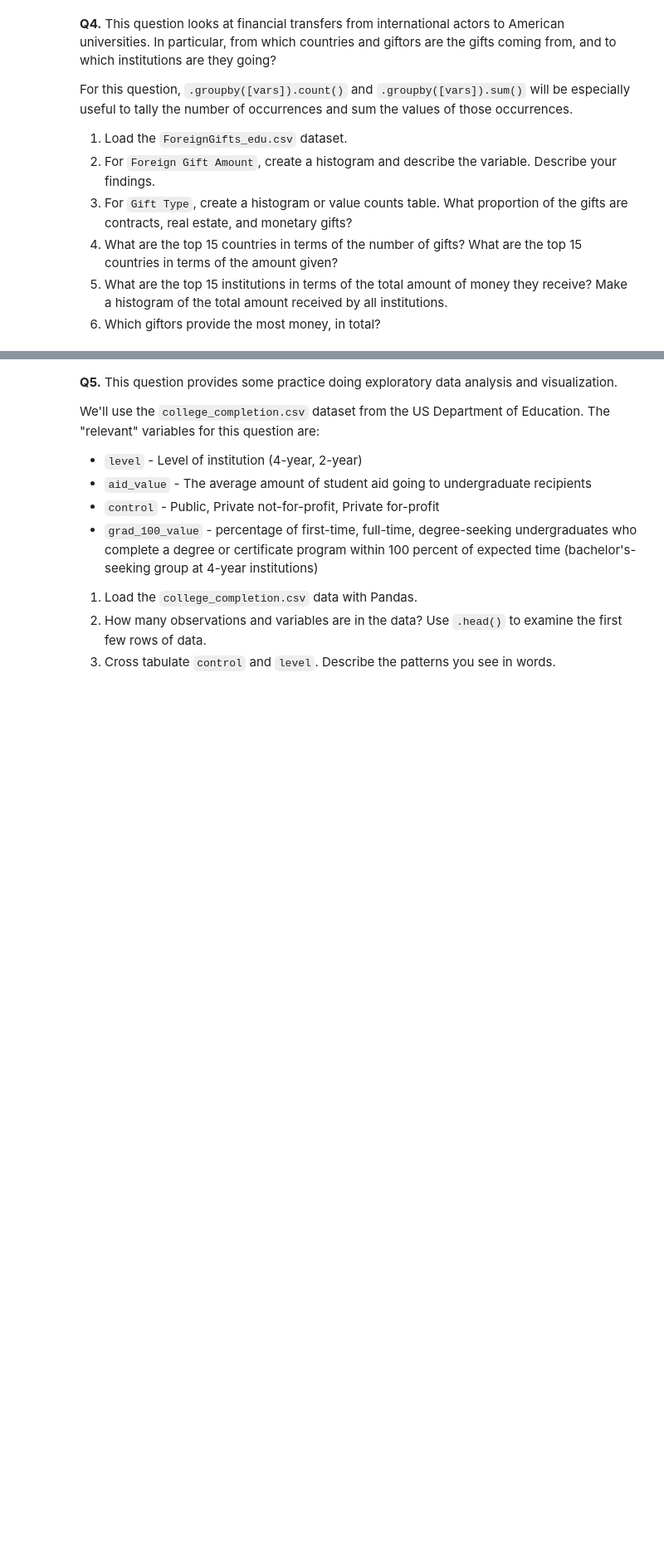
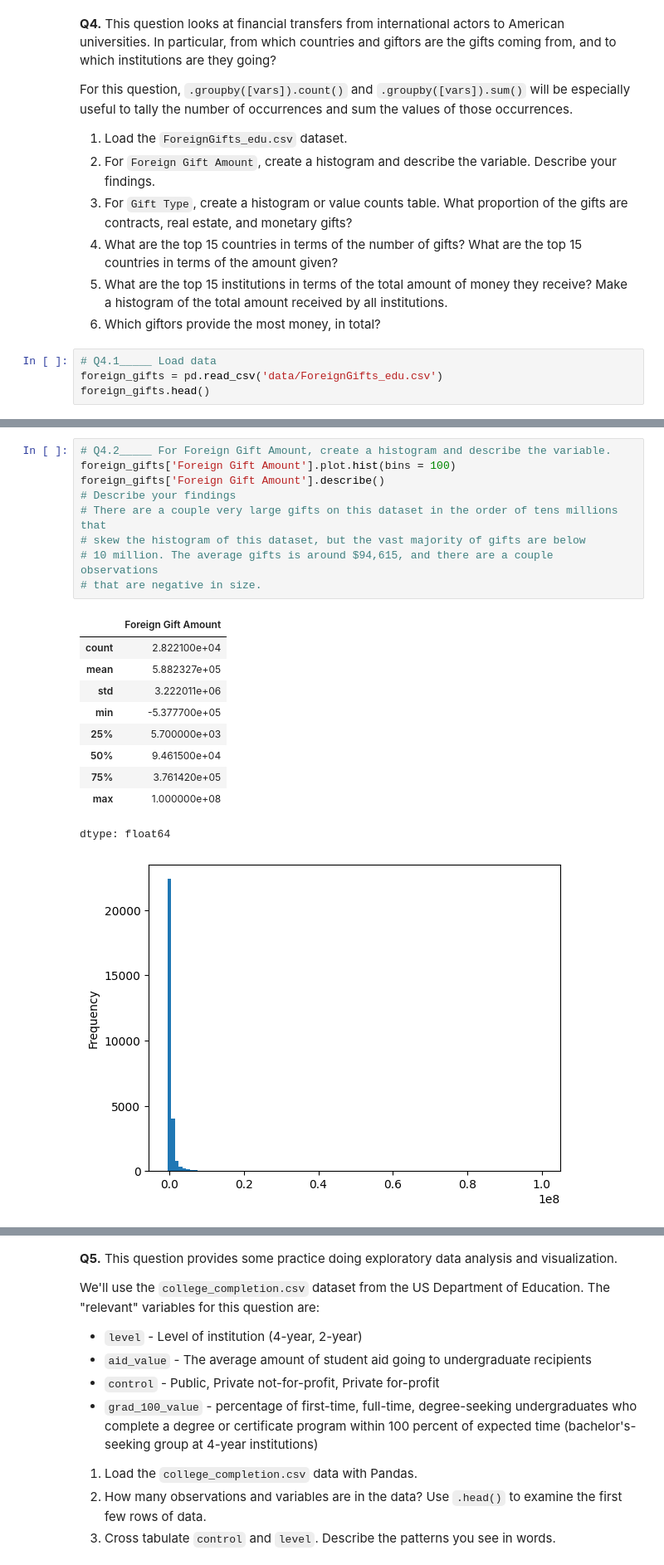
Before and after one commit to calvinpan1/ds3001_assignments, a Jupyter notebook: 01_assignment_wrangling_and_eda.ipynb, the cells around one changed output, grey strips where cells are left out. Shown at 83% size. Drawn from its saved outputs; the diff is of its cells as text; blank space fills up the shorter version.

```diff
--- a/01_assignment_wrangling_and_eda.ipynb
+++ b/01_assignment_wrangling_and_eda.ipynb
@@ -78,3 +332,7 @@ For this question, `.groupby([vars]).count()` and `.groupby([vars]).sum()` will
 4. What are the top 15 countries in terms of the number of gifts? What are the top 15 countries in terms of the amount given?
 5. What are the top 15 institutions in terms of the total amount of money they receive? Make a histogram of the total amount received by all institutions.
 6. Which giftors provide the most money, in total?
+# %%
+# Q4.1_____ Load data
+foreign_gifts = pd.read_csv('data/ForeignGifts_edu.csv')
+foreign_gifts.head()
@@ -80,0 +346,21 @@ For this question, `.groupby([vars]).count()` and `.groupby([vars]).sum()` will
+# %%
+# Q4.2_____ For Foreign Gift Amount, create a histogram and describe the variable.
+foreign_gifts['Foreign Gift Amount'].plot.hist(bins = 100)
+foreign_gifts['Foreign Gift Amount'].describe()
+# Describe your findings
+# There are a couple very large gifts on this dataset in the order of tens millions that
+# skew the histogram of this dataset, but the vast majority of gifts are below
+# 10 million. The average gifts is around $94,615, and there are a couple observations
+# that are negative in size.
+# %% [output]
+|  | Foreign Gift Amount |
+| count | 2.822100e+04 |
+| mean | 5.882327e+05 |
+| std | 3.222011e+06 |
+| min | -5.377700e+05 |
+| 25% | 5.700000e+03 |
+| 50% | 9.461500e+04 |
+| 75% | 3.761420e+05 |
+| max | 1.000000e+08 |
+dtype: float64
+[figure, added]
```
Also changed, not shown: parts of 37 cells of this notebook.
